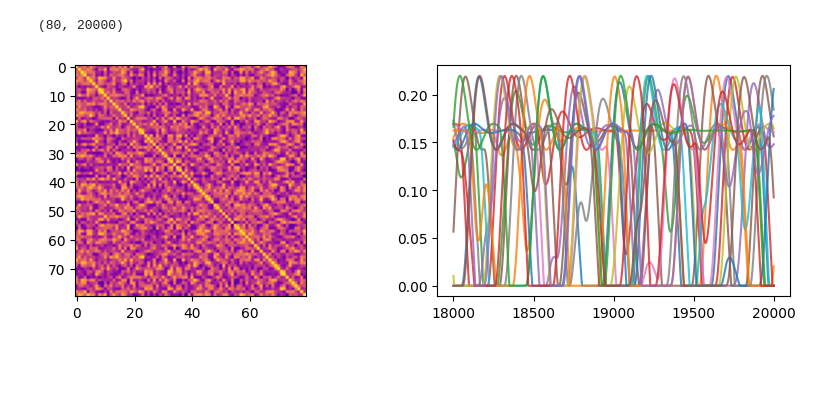
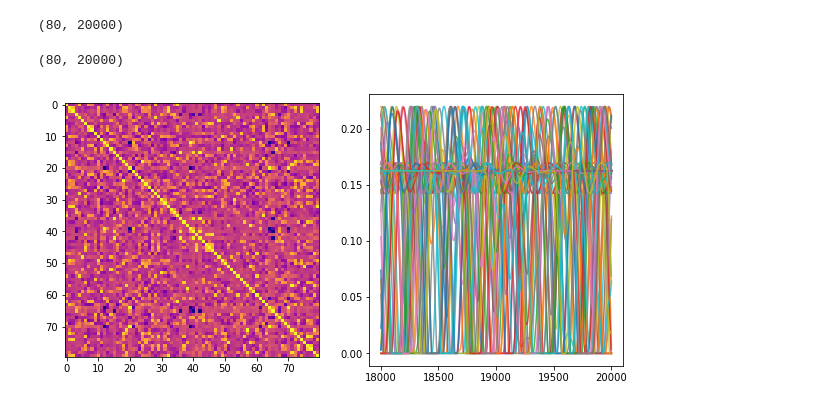
Before and after one commit to guhanou/neurolib, a Jupyter notebook: examples/example-0.9-jr.ipynb, the cells around one changed output. Cells and saved outputs as stored; diff of their text form; code cells hidden in the pictures; blank space fills up the shorter version.

```diff
--- a/examples/example-0.9-jr.ipynb
+++ b/examples/example-0.9-jr.ipynb
@@ -103,12 +109,13 @@ model.y0.shape
 # %% [output]
 (80, 20000)
 # %%
-fig, axs = plt.subplots(1, 2, figsize=(10, 3))
+fig, axs = plt.subplots(1, 2, figsize=(10, 5))
 axs[0].imshow(func.fc(model.y0[:, -10000:]))
-axs[1].plot(model.t, model.y0[::5, :].T, alpha=0.8);
-#axs[1].set_xlim(0, 200)
+axs[1].plot(model.t, model.y0.T, alpha=0.8);
+model.y0.shape
 # %% [output]
+(80, 20000)
-[figure, old version]
+[figure, new version]
 # %%
 scores = [func.matrix_correlation(func.fc(model.y0[:, -int(5000/model.params['dt']):]), fcemp) for fcemp in ds.FCs]
 print("Correlation per subject:", [f"{s:.2}" for s in scores])
```
Also changed, not shown: parts of 8 cells of this notebook, 3 other files.
